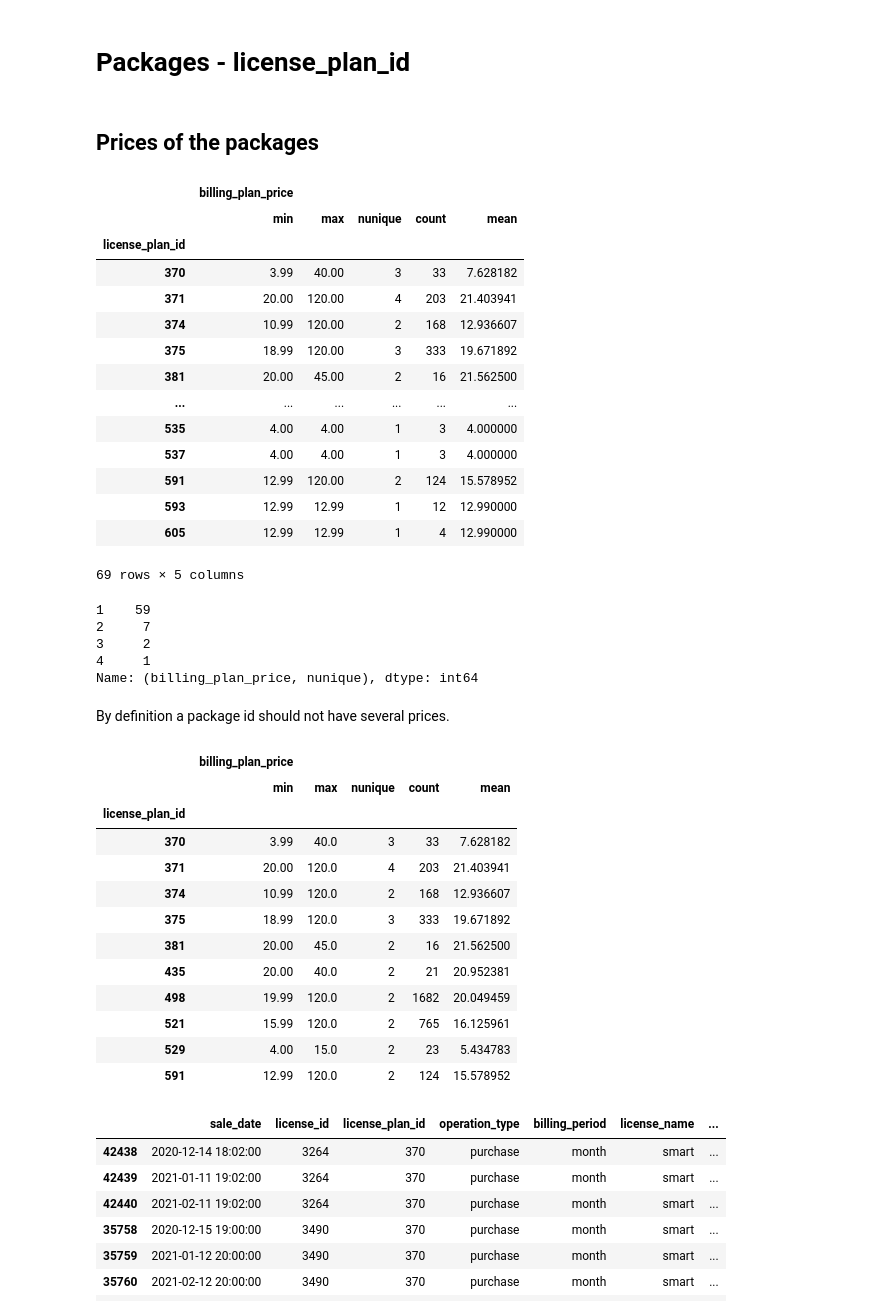
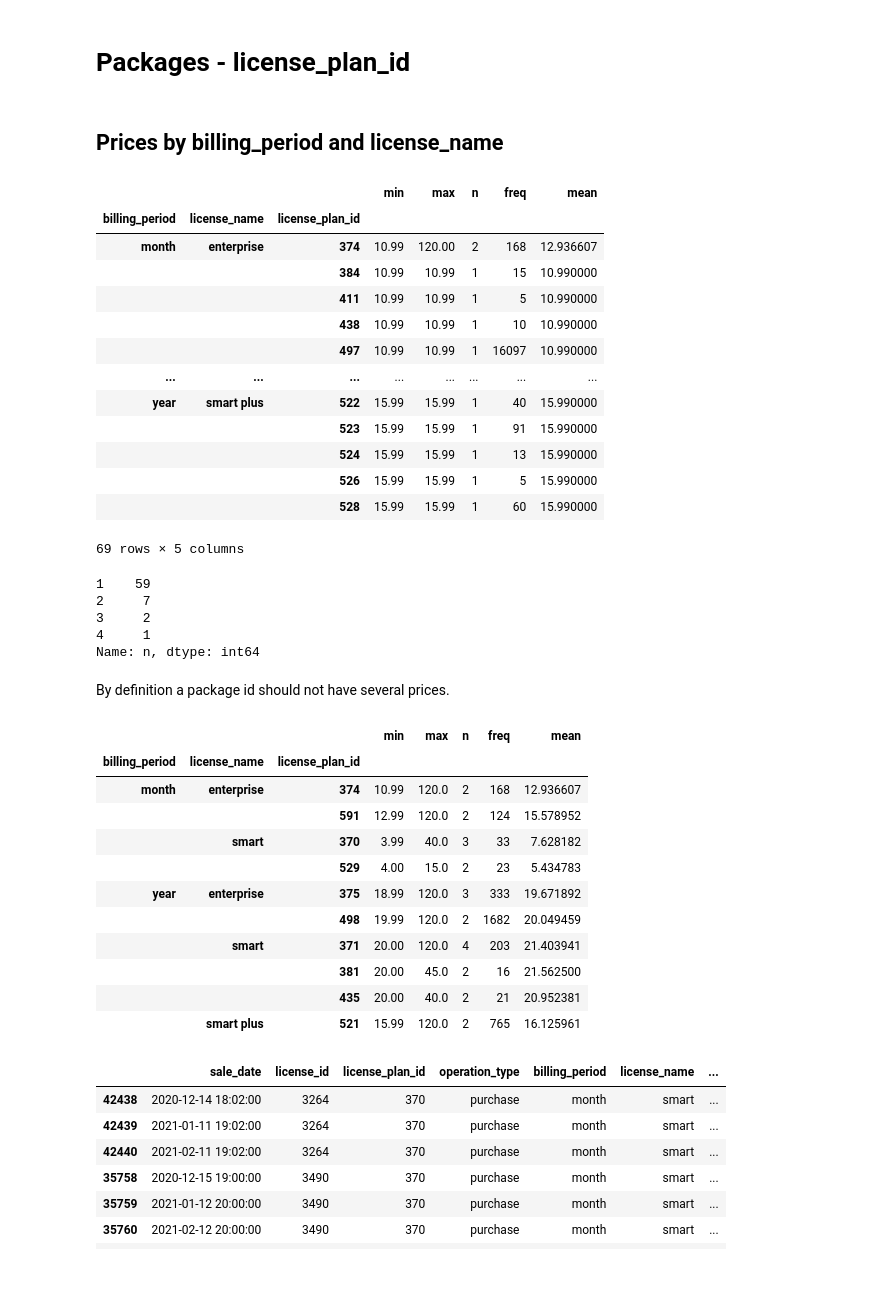
Before and after one commit to aldamepi/BI-web-subscriptions, a Jupyter notebook: testTask_data-amengual-aug22.ipynb, the cells around one changed output. Cells and saved outputs as stored; diff of their text form; code cells hidden in the pictures; blank space fills up the shorter version.

```diff
--- a/testTask_data-amengual-aug22.ipynb
+++ b/testTask_data-amengual-aug22.ipynb
@@ -1879,53 +1977,62 @@ ltv
 145.04987159216864
 # %% [markdown]
 # Packages - license_plan_id
-# %% [markdown]
-## Prices of the packages
+# %% [markdown]
+## Prices by billing_period and license_name
 # %%
-packages = subs[subs.billing_period != 'trial'].groupby('license_plan_id').agg({'billing_plan_price':['min','max',pd.Series.nunique,'count','mean']})
-packages
+packages = subs[subs.billing_period != 'trial'].pivot_table(values = 'billing_plan_price',
+                                                            index = ['billing_period',
+                                                                     'license_name',
+                                                                     'license_plan_id'],
+                                                            aggfunc = ['min',
+                                                                       'max',
+                                                                       pd.Series.nunique,
+                                                                       'count',
+                                                                       'mean'])
+
+packages.columns = ['min','max', 'n','freq','mean']
+
+packages #.head(50)
 # %% [output]
-|  | billing_plan_price |  |  |  |  |
-|  | min | max | nunique | count | mean |
-| license_plan_id |  |  |  |  |  |
-| 370 | 3.99 | 40.00 | 3 | 33 | 7.628182 |
-| 371 | 20.00 | 120.00 | 4 | 203 | 21.403941 |
-| 374 | 10.99 | 120.00 | 2 | 168 | 12.936607 |
-| 375 | 18.99 | 120.00 | 3 | 333 | 19.671892 |
-| 381 | 20.00 | 45.00 | 2 | 16 | 21.562500 |
-| ... | ... | ... | ... | ... | ... |
-| 535 | 4.00 | 4.00 | 1 | 3 | 4.000000 |
-| 537 | 4.00 | 4.00 | 1 | 3 | 4.000000 |
-| 591 | 12.99 | 120.00 | 2 | 124 | 15.578952 |
-| 593 | 12.99 | 12.99 | 1 | 12 | 12.990000 |
-| 605 | 12.99 | 12.99 | 1 | 4 | 12.990000 |
+|  |  |  | min | max | n | freq | mean |
+| billing_period | license_name | license_plan_id |  |  |  |  |  |
+| month | enterprise | 374 | 10.99 | 120.00 | 2 | 168 | 12.936607 |
+|  |  | 384 | 10.99 | 10.99 | 1 | 15 | 10.990000 |
+|  |  | 411 | 10.99 | 10.99 | 1 | 5 | 10.990000 |
+|  |  | 438 | 10.99 | 10.99 | 1 | 10 | 10.990000 |
+|  |  | 497 | 10.99 | 10.99 | 1 | 16097 | 10.990000 |
+| ... | ... | ... | ... | ... | ... | ... | ... |
+| year | smart plus | 522 | 15.99 | 15.99 | 1 | 40 | 15.990000 |
+|  |  | 523 | 15.99 | 15.99 | 1 | 91 | 15.990000 |
+|  |  | 524 | 15.99 | 15.99 | 1 | 13 | 15.990000 |
+|  |  | 526 | 15.99 | 15.99 | 1 | 5 | 15.990000 |
+|  |  | 528 | 15.99 | 15.99 | 1 | 60 | 15.990000 |
 69 rows × 5 columns
 # %%
-packages[('billing_plan_price','nunique')].value_counts()
+packages.n.value_counts()
 # %% [output]
 1    59
 2     7
 3     2
 4     1
-Name: (billing_plan_price, nunique), dtype: int64
+Name: n, dtype: int64
 # %% [markdown]
 By definition a package id should not have several prices.
 # %%
-packages[packages[('billing_plan_price','nunique')] > 1]
+packages[packages.n > 1]
 # %% [output]
-|  | billing_plan_price |  |  |  |  |
-|  | min | max | nunique | count | mean |
-| license_plan_id |  |  |  |  |  |
-| 370 | 3.99 | 40.0 | 3 | 33 | 7.628182 |
-| 371 | 20.00 | 120.0 | 4 | 203 | 21.403941 |
-| 374 | 10.99 | 120.0 | 2 | 168 | 12.936607 |
-| 375 | 18.99 | 120.0 | 3 | 333 | 19.671892 |
-| 381 | 20.00 | 45.0 | 2 | 16 | 21.562500 |
-| 435 | 20.00 | 40.0 | 2 | 21 | 20.952381 |
-| 498 | 19.99 | 120.0 | 2 | 1682 | 20.049459 |
-| 521 | 15.99 | 120.0 | 2 | 765 | 16.125961 |
-| 529 | 4.00 | 15.0 | 2 | 23 | 5.434783 |
-| 591 | 12.99 | 120.0 | 2 | 124 | 15.578952 |
+|  |  |  | min | max | n | freq | mean |
+| billing_period | license_name | license_plan_id |  |  |  |  |  |
+| month | enterprise | 374 | 10.99 | 120.0 | 2 | 168 | 12.936607 |
+|  |  | 591 | 12.99 | 120.0 | 2 | 124 | 15.578952 |
+|  | smart | 370 | 3.99 | 40.0 | 3 | 33 | 7.628182 |
+|  |  | 529 | 4.00 | 15.0 | 2 | 23 | 5.434783 |
+| year | enterprise | 375 | 18.99 | 120.0 | 3 | 333 | 19.671892 |
+|  |  | 498 | 19.99 | 120.0 | 2 | 1682 | 20.049459 |
+|  | smart | 371 | 20.00 | 120.0 | 4 | 203 | 21.403941 |
+|  |  | 381 | 20.00 | 45.0 | 2 | 16 | 21.562500 |
+|  |  | 435 | 20.00 | 40.0 | 2 | 21 | 20.952381 |
+|  | smart plus | 521 | 15.99 | 120.0 | 2 | 765 | 16.125961 |
 # %%
 subs[subs.license_plan_id == 370].sort_values(['license_id','sale_date'])
 # %% [output]
```
Also changed, not shown: parts of 26 cells of this notebook.
